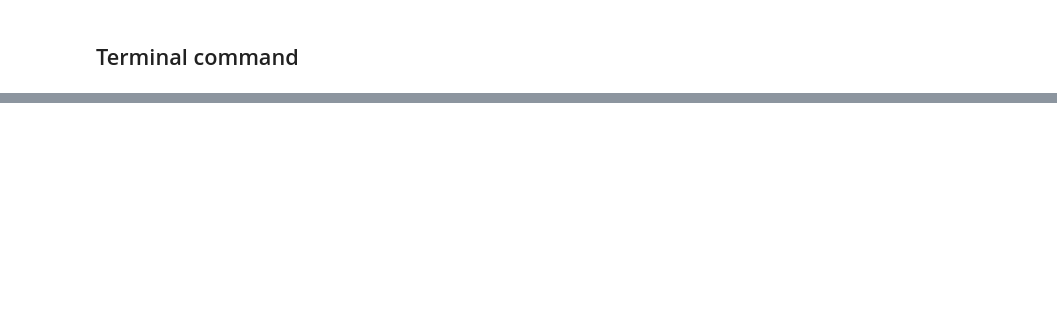
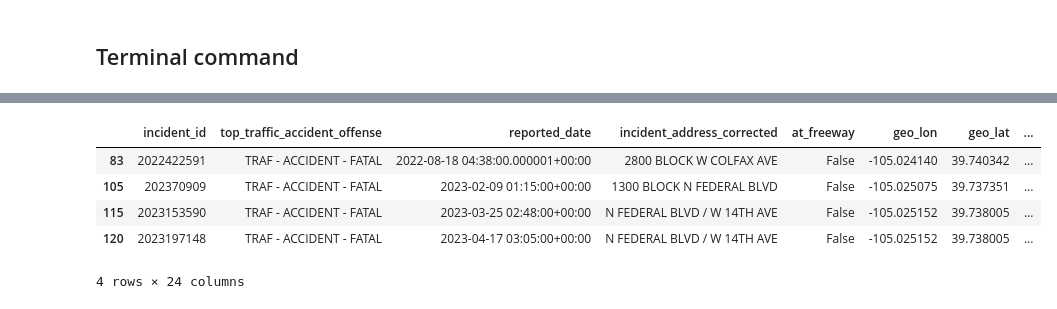
Before and after one commit to devinbrady/denver-street-data, a Jupyter notebook: Video_Map.ipynb, the cells around one changed output, grey strips where cells are left out. Saved outputs shown, nothing was run; the diff lists cells and outputs as text; code cells hidden in the pictures; blank space fills up the shorter version.

```diff
--- a/Video_Map.ipynb
+++ b/Video_Map.ipynb
@@ -106,3 +115,5 @@ Max date: 2022-12-27 21:53:00.000001
+# %%
+df_in_bounds['reported_date_local'] = df_in_bounds['reported_date_local'].dt.tz_localize('America/Denver')
 # %%
 stats_by_date = df_in_bounds.groupby('crash_date').agg(
     crashes=('incident_id', 'size')
@@ -319,0 +347,9 @@ involved:     1
+# %%
+df_in_bounds[df_in_bounds.fatality]
+# %% [output]
+|  | incident_id | top_traffic_accident_offense | reported_date | incident_address_corrected | at_freeway | geo_lon | geo_lat | ... |
+| 83 | 2022422591 | TRAF - ACCIDENT - FATAL | 2022-08-18 04:38:00.000001+00:00 | 2800 BLOCK W COLFAX AVE | False | -105.024140 | 39.740342 | ... |
+| 105 | 202370909 | TRAF - ACCIDENT - FATAL | 2023-02-09 01:15:00+00:00 | 1300 BLOCK N FEDERAL BLVD | False | -105.025075 | 39.737351 | ... |
+| 115 | 2023153590 | TRAF - ACCIDENT - FATAL | 2023-03-25 02:48:00+00:00 | N FEDERAL BLVD / W 14TH AVE | False | -105.025152 | 39.738005 | ... |
+| 120 | 2023197148 | TRAF - ACCIDENT - FATAL | 2023-04-17 03:05:00+00:00 | N FEDERAL BLVD / W 14TH AVE | False | -105.025152 | 39.738005 | ... |
+4 rows × 24 columns
```
Also changed, not shown: parts of 14 cells of this notebook, 53 other files.
